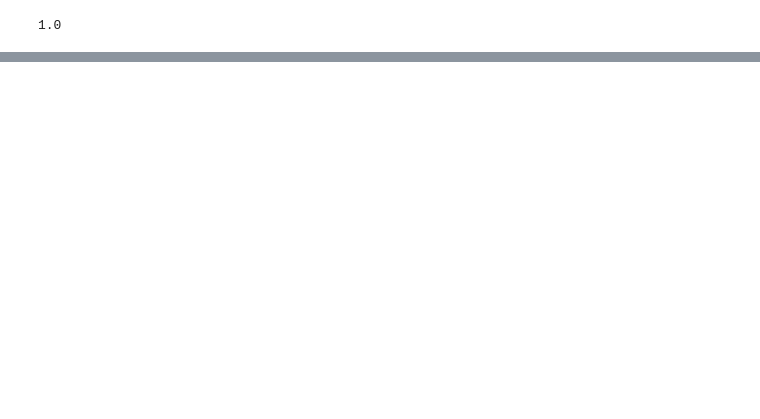
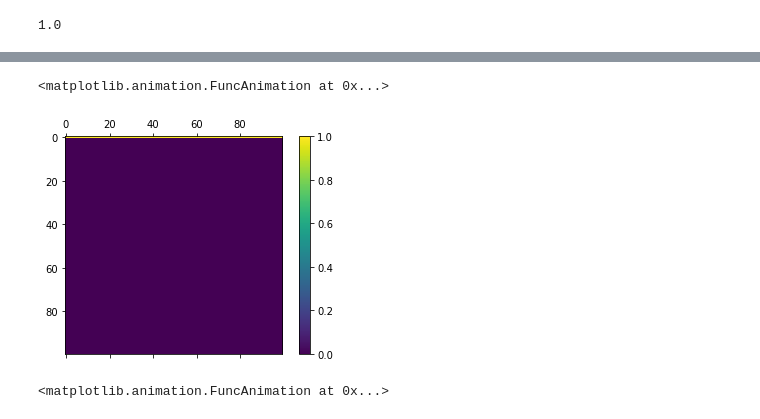
Before and after one commit to karellempes/ScieComp, a Jupyter notebook: Assignment 1/1.2 Time dependent Diffusion Equation.ipynb, the cells around one changed output, grey strips where cells are left out. Cells and saved outputs as stored; diff of their text form; code cells hidden in the pictures; blank space fills up the shorter version.

Commit message:
animation

```diff
--- a/Assignment 1/1.2 Time dependent Diffusion Equation.ipynb
+++ b/Assignment 1/1.2 Time dependent Diffusion Equation.ipynb
@@ -65,0 +80,19 @@ analytic(0.20, 100, 1000, D)
+# %%
+def update(grid):
+    grid = update_dif(grid, D)
+    grid.set_data(grid)
+    return grid
+
+
+fig, ax = plt.subplots()
+grid = ax.matshow(init(N))
+plt.colorbar(mat)
+ani = animation.FuncAnimation(fig, update, interval=40000,
+                              save_count=50)
+# %% [output]
+<matplotlib.animation.FuncAnimation at 0x...>
+[figure, added]
+# %%
+ani
+# %% [output]
+<matplotlib.animation.FuncAnimation at 0x...>
```
Also changed, not shown: parts of 4 cells of this notebook, 1 other file.
